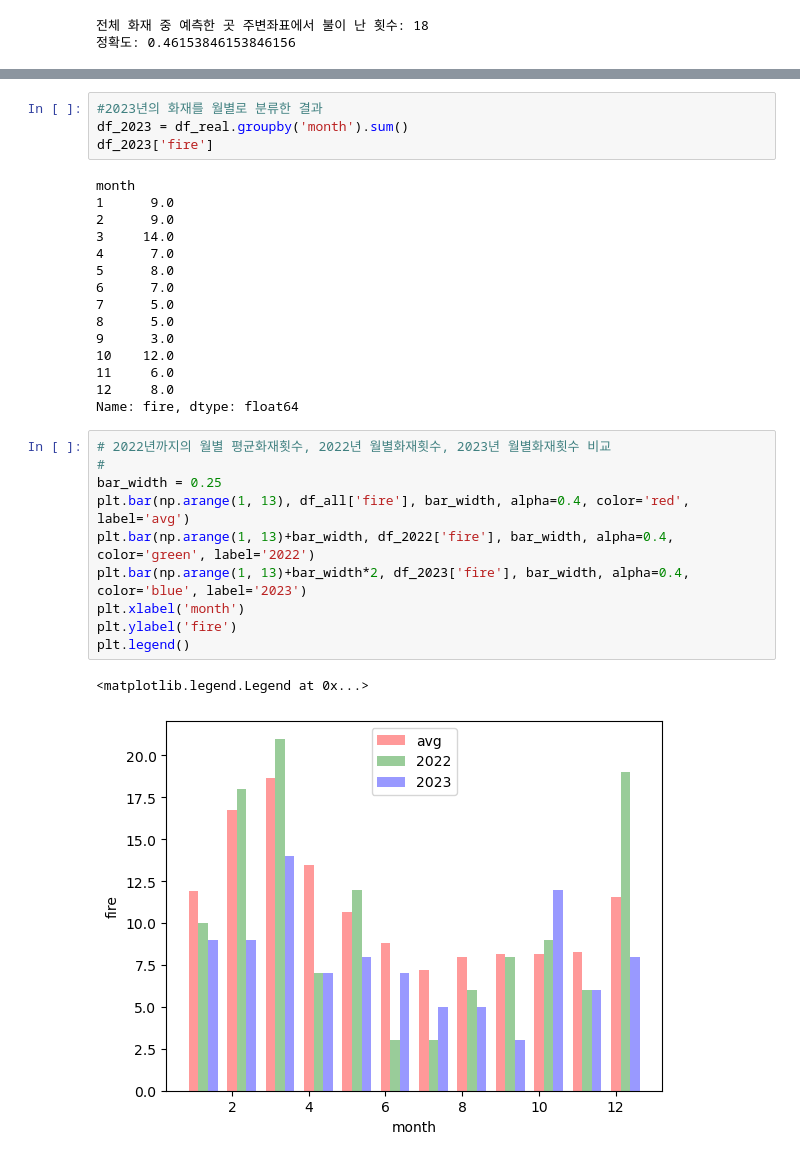
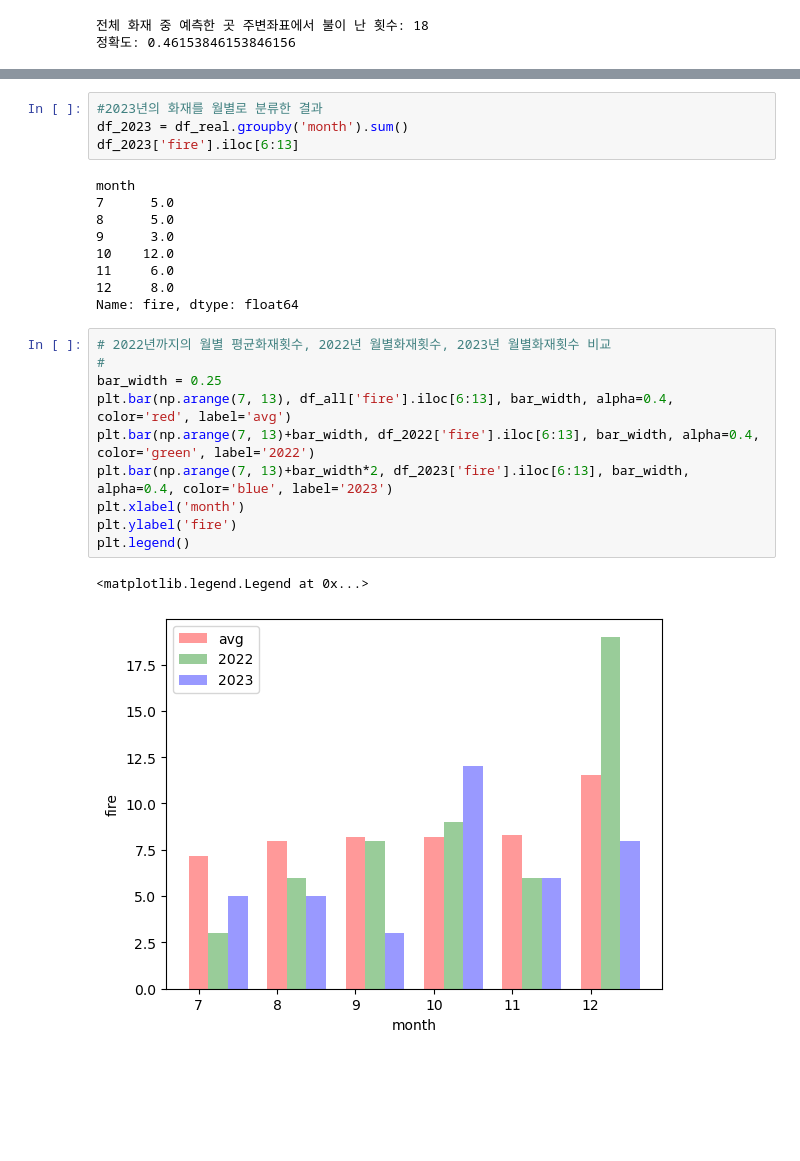
Before and after one commit to sihan827/Fire-Prediction, a Jupyter notebook: (7)inference.ipynb, the cells around one changed output, grey strips where cells are left out. Drawn from its saved outputs; the diff is of its cells as text; blank space fills up the shorter version.

Commit message:
Modify 17th image

```diff
--- a/(7)inference.ipynb
+++ b/(7)inference.ipynb
@@ -1160,15 +1148,9 @@ Name: fire, dtype: float64
 # %%
 #2023년의 화재를 월별로 분류한 결과
 df_2023 = df_real.groupby('month').sum()
-df_2023['fire']
+df_2023['fire'].iloc[6:13]
 # %% [output]
 month
-1      9.0
-2      9.0
-3     14.0
-4      7.0
-5      8.0
-6      7.0
 7      5.0
 8      5.0
 9      3.0
@@ -1179,13 +1161,13 @@ Name: fire, dtype: float64
 # %%
 # 2022년까지의 월별 평균화재횟수, 2022년 월별화재횟수, 2023년 월별화재횟수 비교
 #
 bar_width = 0.25
-plt.bar(np.arange(1, 13), df_all['fire'], bar_width, alpha=0.4, color='red', label='avg')
-plt.bar(np.arange(1, 13)+bar_width, df_2022['fire'], bar_width, alpha=0.4, color='green', label='2022')
-plt.bar(np.arange(1, 13)+bar_width*2, df_2023['fire'], bar_width, alpha=0.4, color='blue', label='2023')
+plt.bar(np.arange(7, 13), df_all['fire'].iloc[6:13], bar_width, alpha=0.4, color='red', label='avg')
+plt.bar(np.arange(7, 13)+bar_width, df_2022['fire'].iloc[6:13], bar_width, alpha=0.4, color='green', label='2022')
+plt.bar(np.arange(7, 13)+bar_width*2, df_2023['fire'].iloc[6:13], bar_width, alpha=0.4, color='blue', label='2023')
 plt.xlabel('month')
 plt.ylabel('fire')
 plt.legend()
 # %% [output]
 <matplotlib.legend.Legend at 0x...>
-[figure, old version]
+[figure, new version]
```
Also changed, not shown: parts of 2 cells of this notebook, 2 other files.
